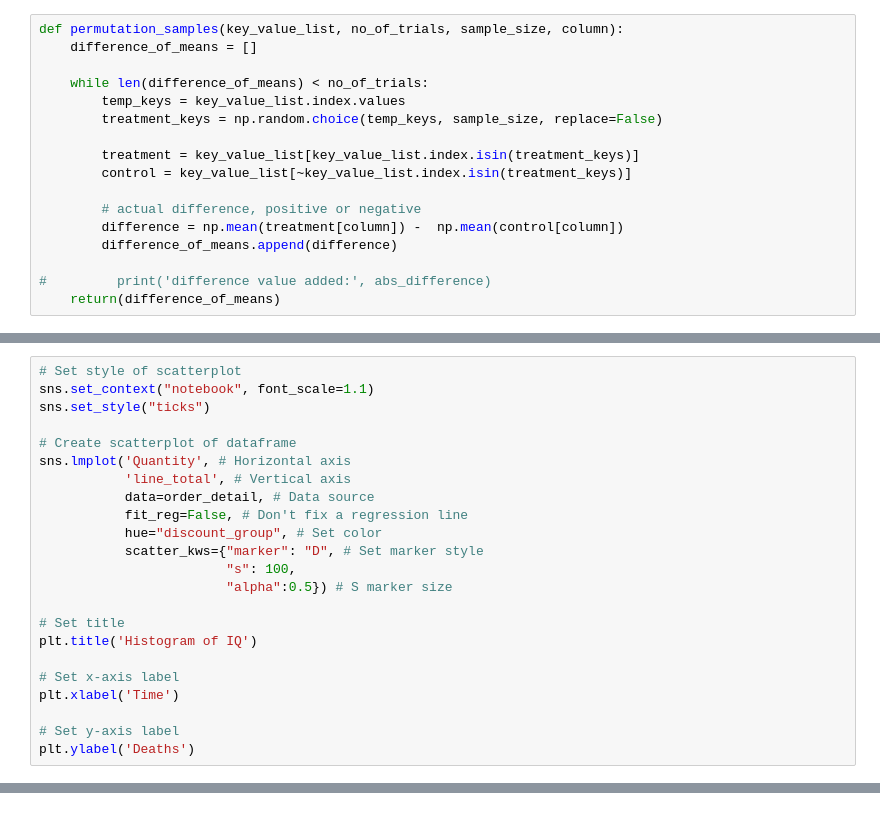
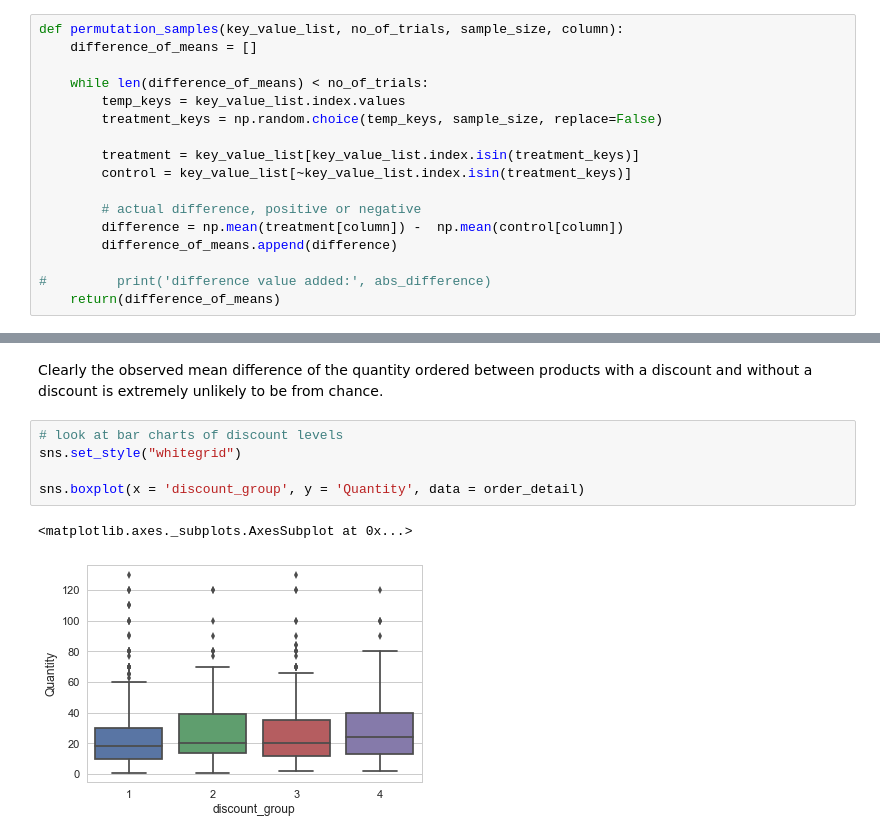
Before and after one commit to giorosati/dsc-2-final-project-online-ds-pt-100118, a Jupyter notebook: northwind_v3.ipynb, the cells around one changed output, grey strips where cells are left out. Cells and saved outputs as stored; diff of their text form.

```diff
--- a/northwind_v3.ipynb
+++ b/northwind_v3.ipynb
@@ -568,23 +575,0 @@ AttributeError: module 'seaborn' has no attribute 'scatterplot'
-# %%
-# Set style of scatterplot
-sns.set_context("notebook", font_scale=1.1)
-sns.set_style("ticks")
-
-# Create scatterplot of dataframe
-sns.lmplot('Quantity', # Horizontal axis
-           'line_total', # Vertical axis
-           data=order_detail, # Data source
-           fit_reg=False, # Don't fix a regression line
-           hue="discount_group", # Set color
-           scatter_kws={"marker": "D", # Set marker style
-                        "s": 100,
-                        "alpha":0.5}) # S marker size
-
-# Set title
-plt.title('Histogram of IQ')
-
-# Set x-axis label
-plt.xlabel('Time')
-
-# Set y-axis label
-plt.ylabel('Deaths')
@@ -598,0 +576,10 @@ sns.pairplot(x_vars=["Quantity"], y_vars=["line_total"], data=order_detail, hue=
+# %% [markdown]
+Clearly the observed mean difference of the quantity ordered between products with a discount and without a discount is extremely unlikely to be from chance.
+# %%
+# look at bar charts of discount levels
+sns.set_style("whitegrid")
+
+sns.boxplot(x = 'discount_group', y = 'Quantity', data = order_detail)
+# %% [output]
+<matplotlib.axes._subplots.AxesSubplot at 0x...>
+[figure, added]
```
Also changed, not shown: parts of 35 cells of this notebook.
